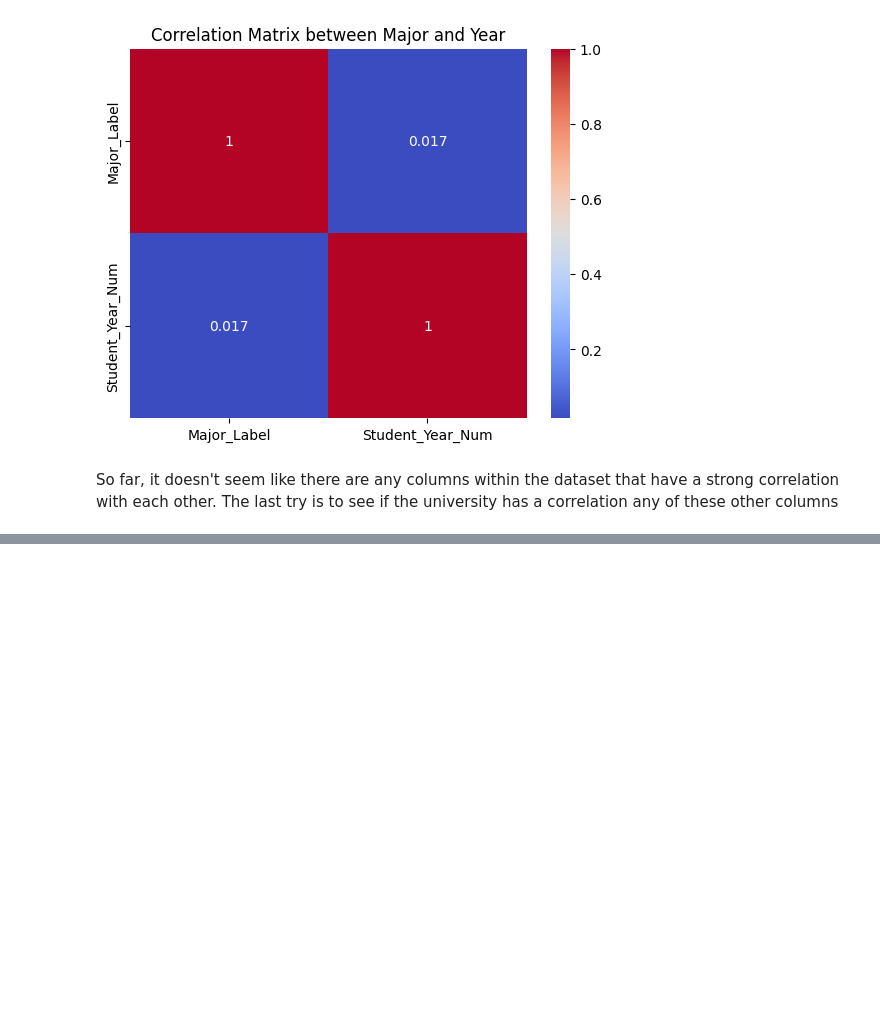
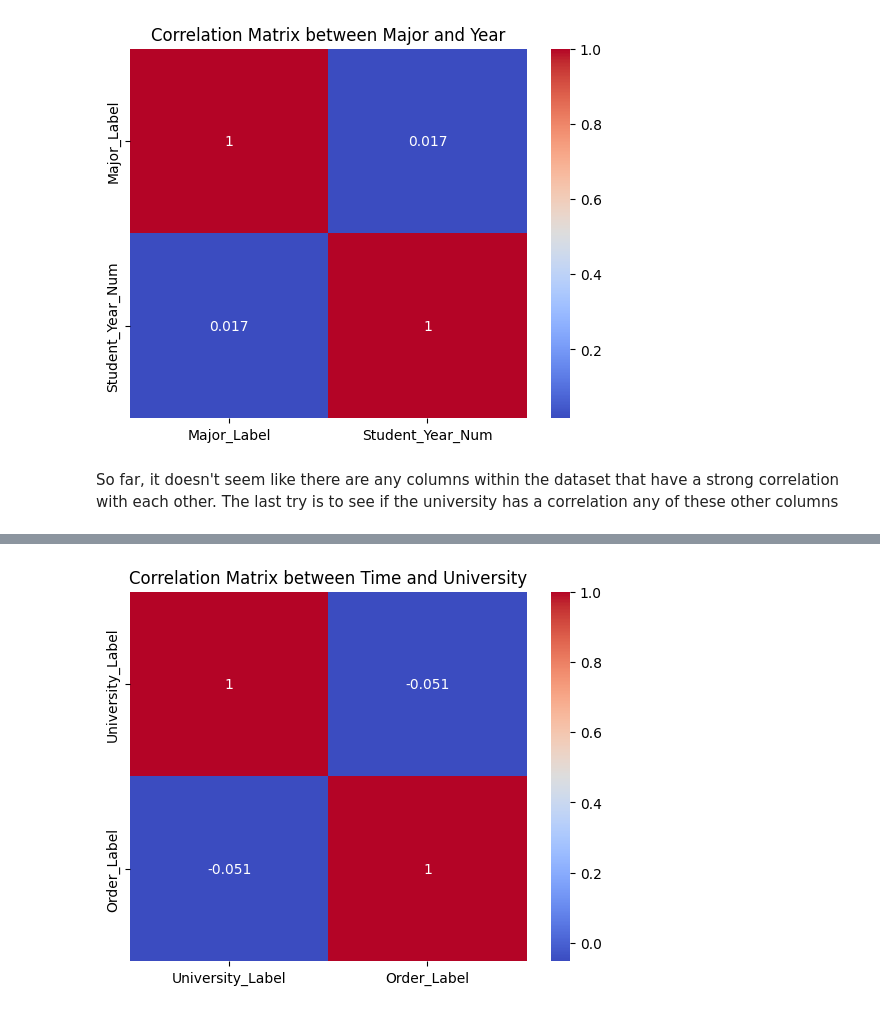
Before and after one commit to kenmori2023/KenMoriXternSummer2024Application, a Jupyter notebook: Model/FoodX.ipynb, the cells around one changed output, grey strips where cells are left out. Drawn from its saved outputs; the diff is of its cells as text; code cells hidden in the pictures; blank space fills up the shorter version.

```diff
--- a/Model/FoodX.ipynb
+++ b/Model/FoodX.ipynb
@@ -179,0 +194,8 @@ So far, it doesn't seem like there are any columns within the dataset that have
+# %%
+#Geting heatmap between university and time
+time_uni = df[['University_Label', 'Time']].corr()
+sns.heatmap(order_uni, annot=True, cmap='coolwarm')
+plt.title('Correlation Matrix between Time and University')
+plt.show()
+# %% [output]
+[figure, added]
```
Also changed, not shown: parts of 27 cells of this notebook, 1 other file.
